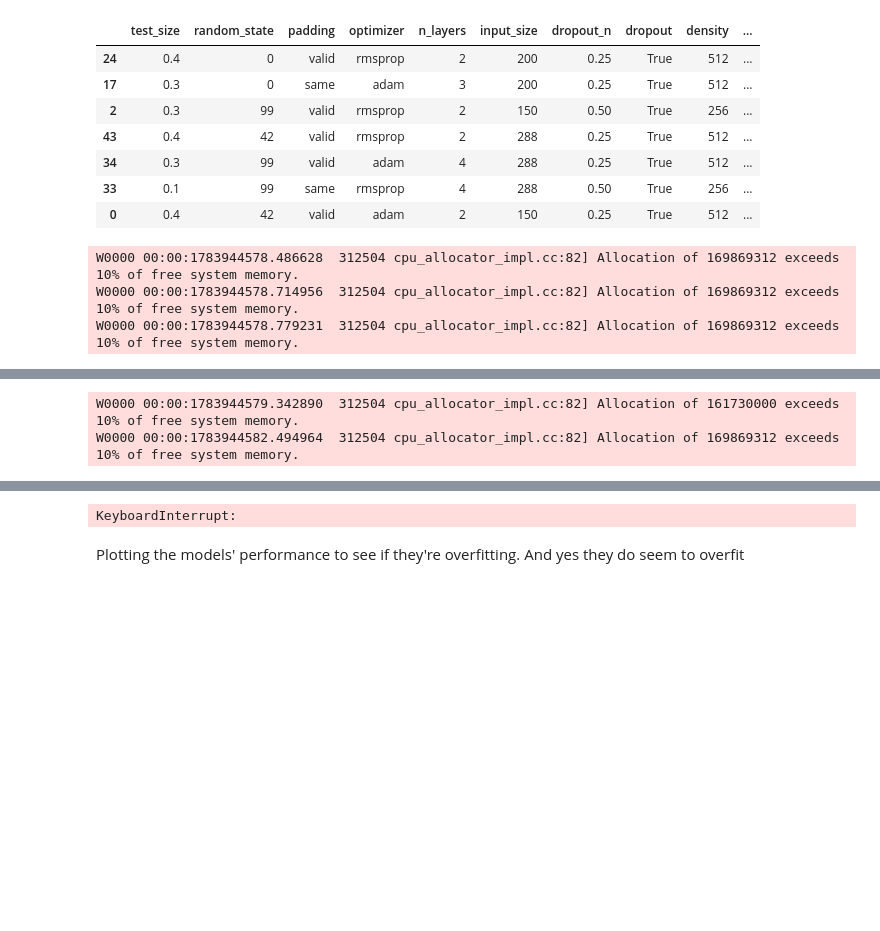
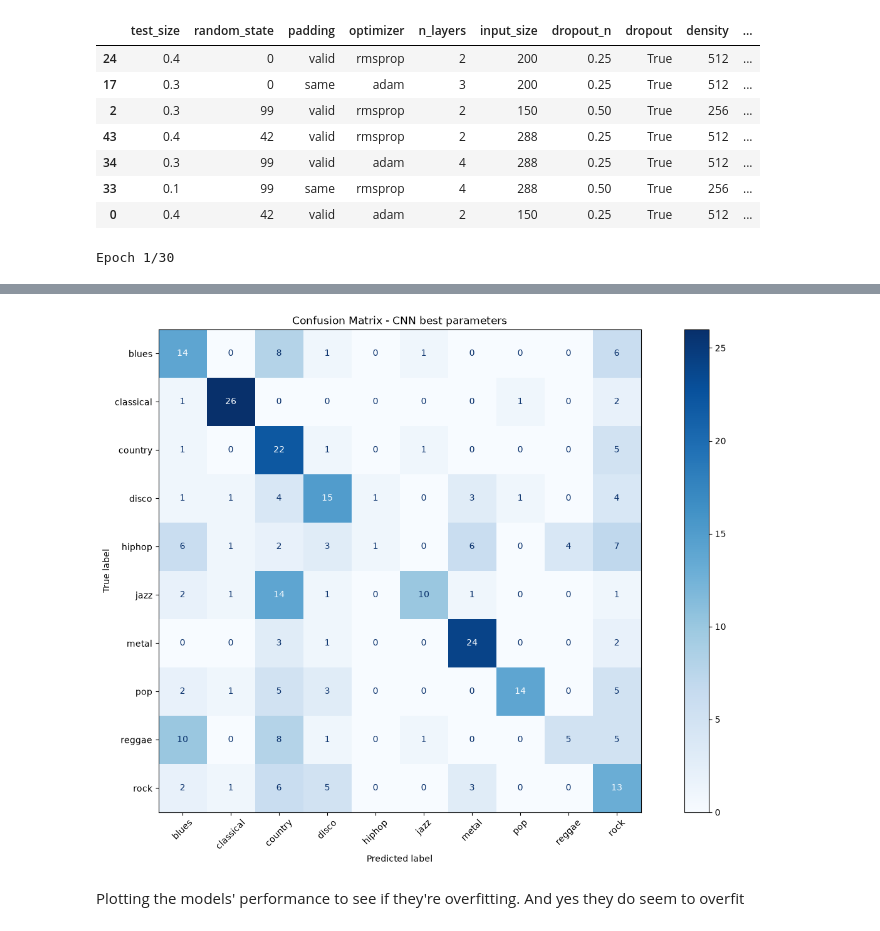
Before and after one commit to etiank/Jupyter-ML, a Jupyter notebook: main.ipynb, the cells around one changed output, grey strips where cells are left out. Drawn from its saved outputs; the diff is of its cells as text; code cells hidden in the pictures; blank space fills up the shorter version.

Commit message:
Added confusion matrices to ANN & CNN, as well as displaying the perormance graphs

```diff
--- a/main.ipynb
+++ b/main.ipynb
@@ -871,11 +864,11 @@ df_cnn_sorted.head(7)
 #model-1#test_size = 0.1; random_state = 0; padding = "same"; optimizer = "adam"; n_layers= 3; input_size = 288; dropout_n = 0.25; dropout = False; density = 512; batch_size =64; EPOCHS = 30
 #model-2#test_size = 0.4; random_state = 99; padding = "valid"; optimizer = "adam"; n_layers= 2; input_size = 200; dropout_n = 0.25; dropout = False; density = 512; batch_size =32; EPOCHS = 30
 #model-3#test_size = 0.2; random_state = 99; padding = "same"; optimizer = "rmsprop"; n_layers= 2; input_size = 200; dropout_n = 0.25; dropout = True; density = 256; batch_size =32; EPOCHS = 30
-#model-4#test_size = 0.3; random_state = 42; padding = "valid"; optimizer = "rmsprop"; n_layers= 3; input_size = 200; dropout_n = 0.50; dropout = True; density = 256; batch_size =64; EPOCHS = 30
+test_size = 0.3; random_state = 42; padding = "valid"; optimizer = "rmsprop"; n_layers= 3; input_size = 200; dropout_n = 0.50; dropout = True; density = 256; batch_size =64; EPOCHS = 30
 #model-5#test_size = 0.3; random_state = 0; padding = "valid"; optimizer = "adam"; n_layers= 3; input_size = 288; dropout_n = 0.25; dropout = False; density = 256; batch_size =64; EPOCHS = 30
 #test_size = 0.4; random_state = 0; padding = "valid"; optimizer = "rmsprop"; n_layers= 2; input_size = 200; dropout_n = 0.25; dropout = True; density = 512; batch_size =32
 # test_size = 0.3; random_state = 0; padding = "same"; optimizer = "adam"; n_layers= 3; input_size = 200; dropout_n = 0.25; dropout = True; density = 512; batch_size =64
-test_size = 0.4; random_state = 42; padding = "valid"; optimizer = "adam"; n_layers= 2; input_size = 150; dropout_n = 0.25; dropout = True; density = 512; batch_size =64
+# test_size = 0.4; random_state = 42; padding = "valid"; optimizer = "adam"; n_layers= 2; input_size = 150; dropout_n = 0.25; dropout = True; density = 512; batch_size =64
 
 
 
@@ -952,7 +945,19 @@ history = model.fit(X_train, y_train, epochs = EPOCHS, batch_size = batch_size,
         validation_data = (X_test, y_test,), verbose = 1)
 
 loss, acc = model.evaluate(X_test, y_test, verbose =1)
+
+### generating a confusion matrix of the (best) model
+
+y_pred = model.predict(X_test)
+y_pred_labels = np.argmax(y_pred, axis=1)
+y_true_labels = np.argmax(y_test, axis=1)
+
+cm = confusion_matrix(y_true_labels, y_pred_labels)
+displ = ConfusionMatrixDisplay(confusion_matrix=cm, display_labels= encoder.classes_)
+
+fig, ax = plt.subplots(figsize=(18,10))
+displ.plot(ax=ax, cmap="Blues", xticks_rotation=45)
+plt.title("Confusion Matrix - CNN best parameters")
+plt.show()
 # %% [output]
-W0000 00:00:1783944578.486628  312504 cpu_allocator_impl.cc:82] Allocation of 169869312 exceeds 10% of free system memory.
-W0000 00:00:1783944578.714956  312504 cpu_allocator_impl.cc:82] Allocation of 169869312 exceeds 10% of free system memory.
-W0000 00:00:1783944578.779231  312504 cpu_allocator_impl.cc:82] Allocation of 169869312 exceeds 10% of free system memory.
+Epoch 1/30
@@ -960,2 +980,0 @@ Epoch 1/30
-W0000 00:00:1783944579.342890  312504 cpu_allocator_impl.cc:82] Allocation of 161730000 exceeds 10% of free system memory.
-W0000 00:00:1783944582.494964  312504 cpu_allocator_impl.cc:82] Allocation of 169869312 exceeds 10% of free system memory.
@@ -970,4 +981,4 @@ Epoch 5/30
-KeyboardInterrupt:
+[figure, added]
 # %% [markdown]
 Plotting the models' performance to see if they're overfitting. And yes they do seem to overfit
 # %%
```
Also changed, not shown: parts of 9 cells of this notebook, 4 other files.
